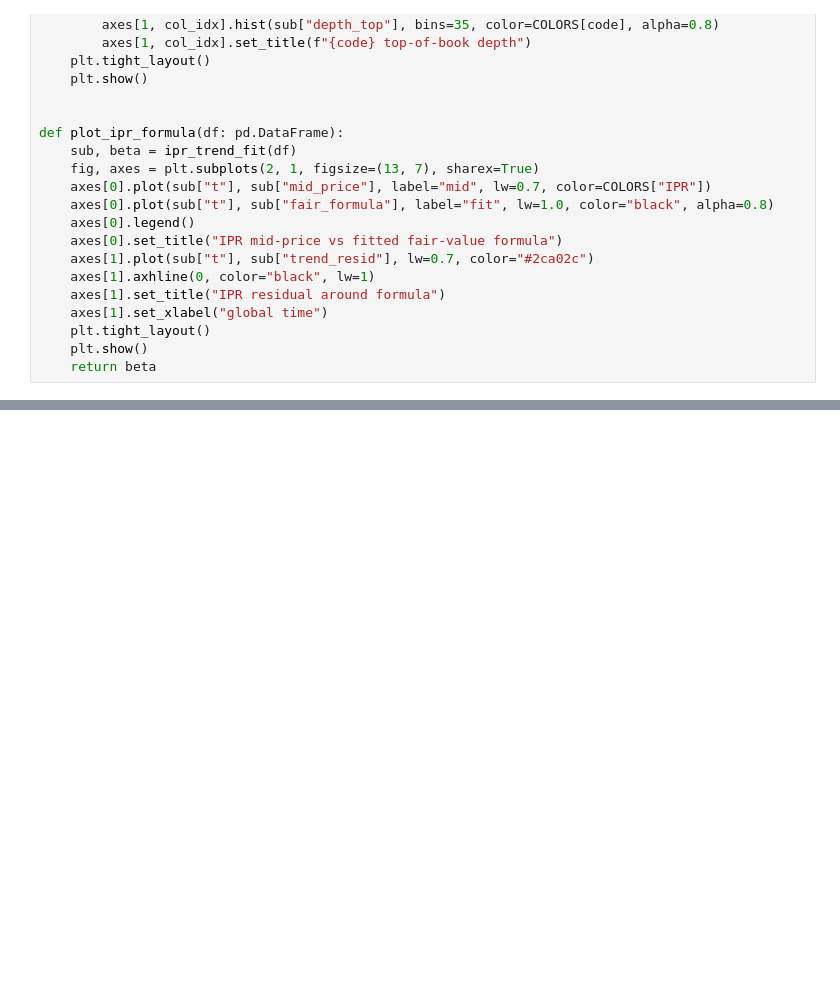
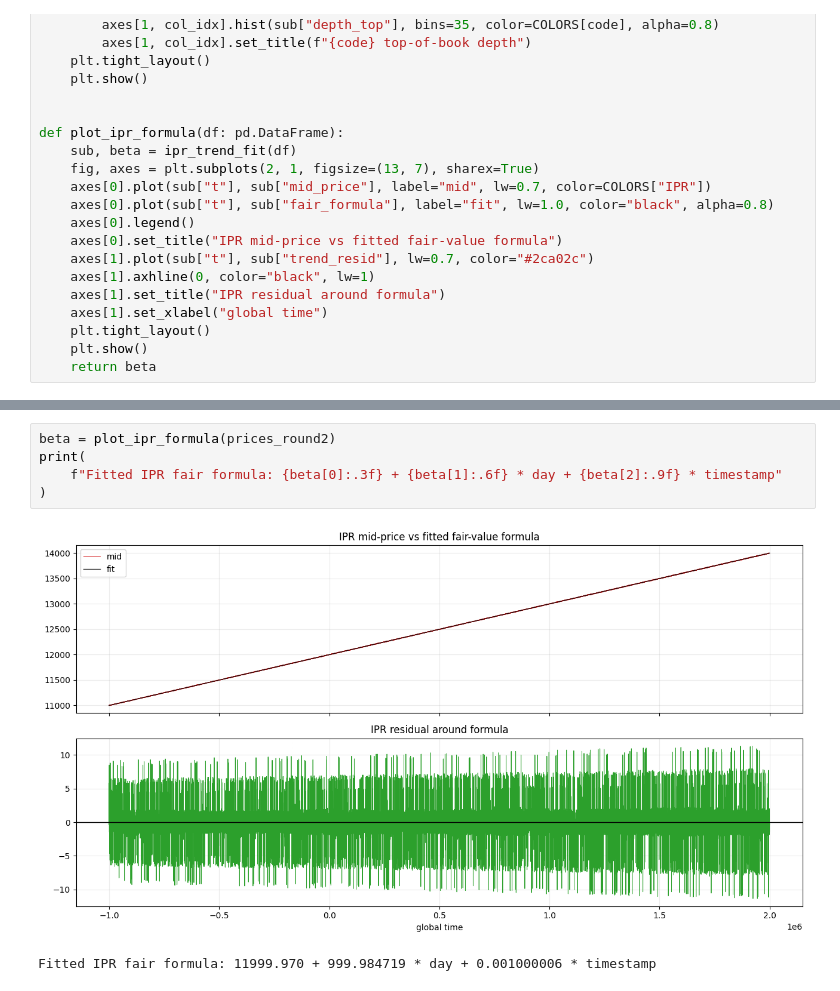
Before and after one commit to arkankau/asimc4, a Jupyter notebook: round2_eda.ipynb, the cells around one changed output, grey strips where cells are left out. Saved outputs shown, nothing was run; the diff lists cells and outputs as text; blank space fills up the shorter version.

```diff
--- a/round2_eda.ipynb
+++ b/round2_eda.ipynb
@@ -619,0 +417,8 @@ print(trade_summary(aligned))
+# %%
+beta = plot_ipr_formula(prices_round2)
+print(
+    f"Fitted IPR fair formula: {beta[0]:.3f} + {beta[1]:.6f} * day + {beta[2]:.9f} * timestamp"
+)
+# %% [output]
+[figure, added]
+Fitted IPR fair formula: 11999.970 + 999.984719 * day + 0.001000006 * timestamp
```
Also changed, not shown: parts of 40 cells of this notebook, 43 other files.
